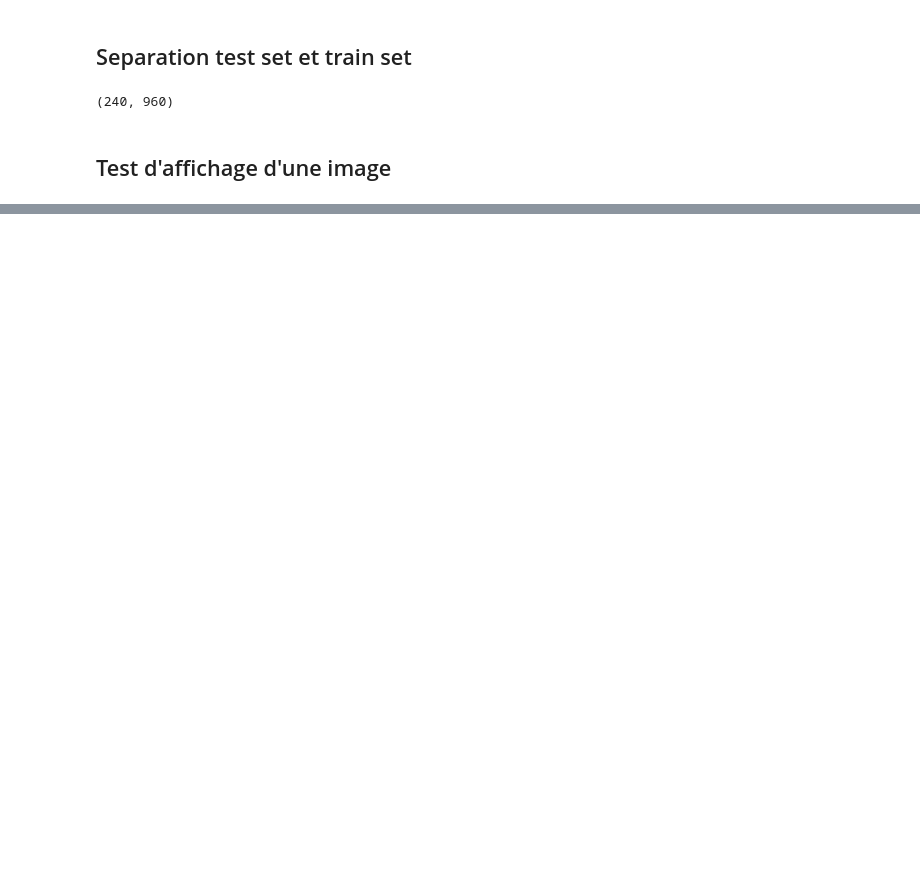
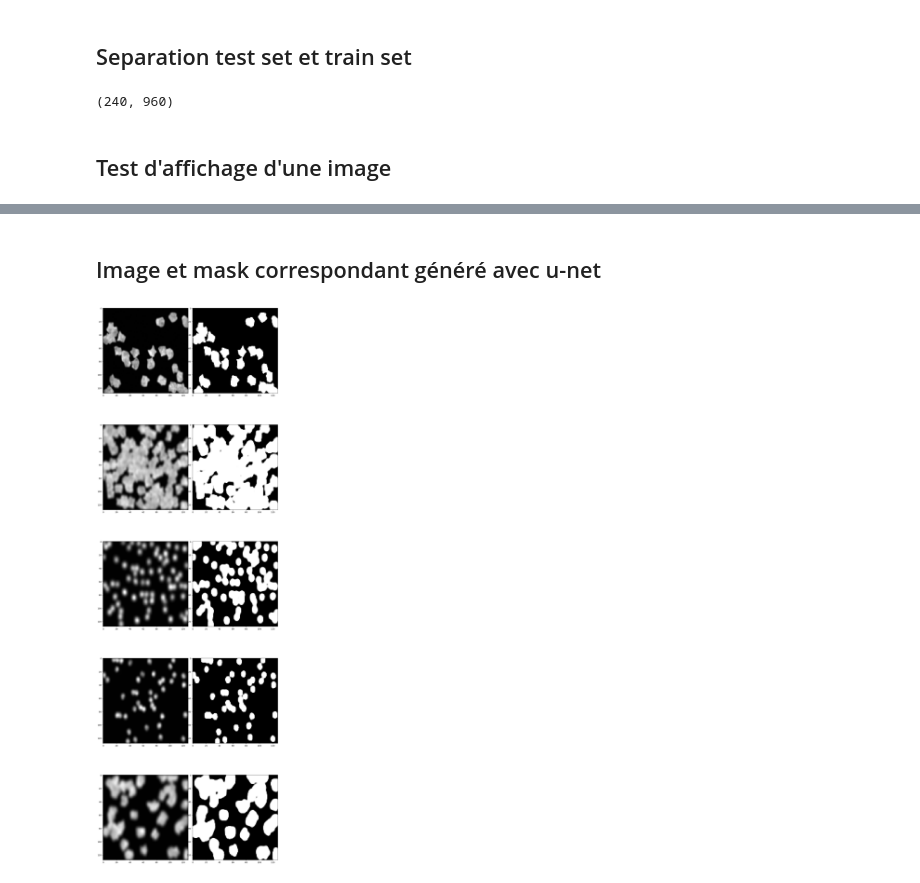
Before and after one commit to Faberra57/cobalt, a Jupyter notebook: U-net.ipynb, the cells around one changed output, grey strips where cells are left out. Cells and saved outputs as stored; diff of their text form; code cells hidden in the pictures; blank space fills up the shorter version.

```diff
--- a/U-net.ipynb
+++ b/U-net.ipynb
@@ -208,0 +261,19 @@ training()
+# %% [markdown]
+## Image et mask correspondant généré avec u-net
+# %%
+model.load_state_dict(torch.load('u_net.pt'))
+unseen = unseen.iloc[:5]
+x_unseen = tk.data_to_matrix(unseen,IMG_WIDTH,IMG_HEIGHT,'image')
+x_unseen
+y_unseen = [model(torch.tensor(image).float().unsqueeze(0).unsqueeze(0)/255).detach().numpy()*255 for image in x_unseen]
+y_unseen = np.round(y_unseen)
+
+fig , axes = plt.subplots(5,2 , figsize=(15,50))
+for i in range(5):
+    axes[i,0].imshow(x_unseen[i], cmap='gray')
+    axes[i,1].imshow(y_unseen[i][0][0], cmap='gray')
+plt.subplots_adjust(wspace=0.1, hspace=0.1)
+plt.subplots_adjust(wspace=0.05, hspace=0.05)
+plt.show()
+# %% [output]
+[figure, added]
```
Also changed, not shown: parts of 16 cells of this notebook.
